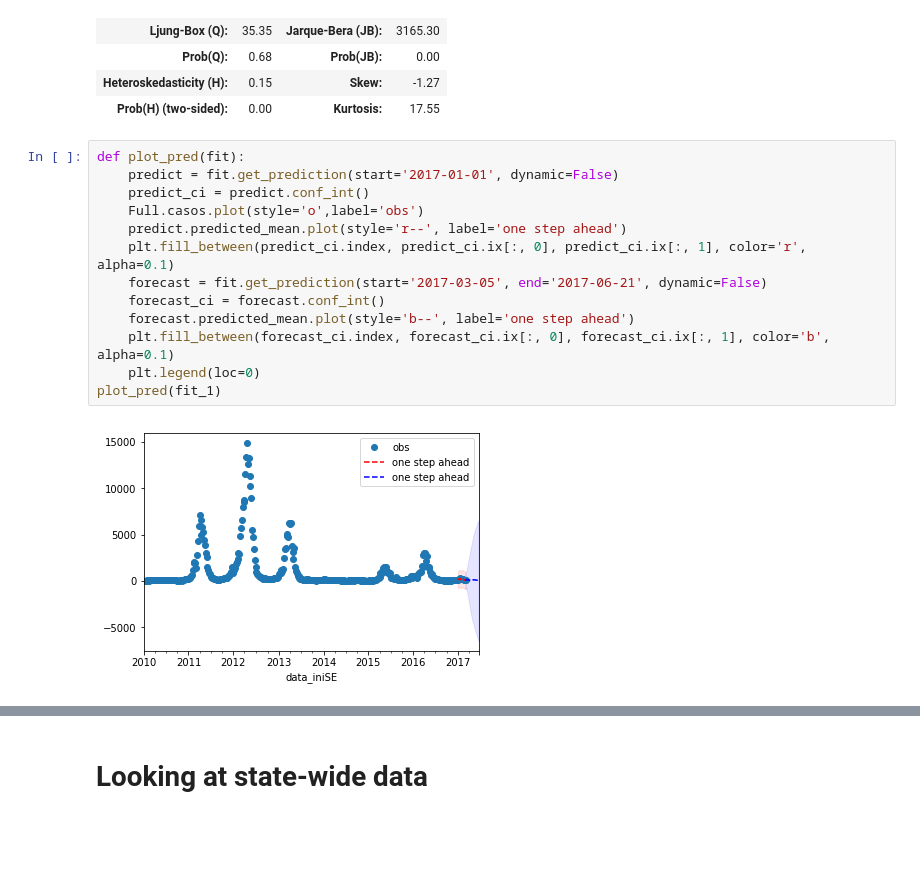
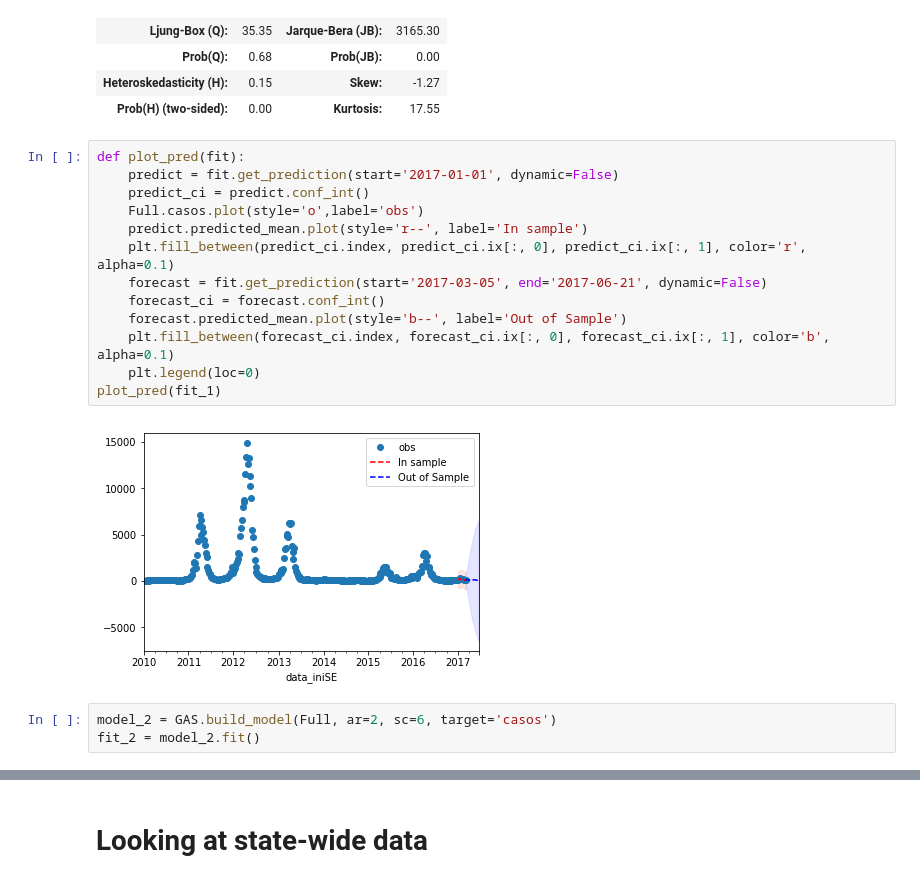
Before and after one commit to AlertaDengue/InfoDenguePredict, a Jupyter notebook: Notebooks/Data Exploration.ipynb, the cells around one changed output, grey strips where cells are left out. Cells and saved outputs as stored; diff of their text form; blank space fills up the shorter version.

Commit message:
Updated GAS model

```diff
--- a/Notebooks/Data Exploration.ipynb
+++ b/Notebooks/Data Exploration.ipynb
@@ -138,15 +138,18 @@ Statespace Model Results
 # %%
 def plot_pred(fit):
     predict = fit.get_prediction(start='2017-01-01', dynamic=False)
     predict_ci = predict.conf_int()
     Full.casos.plot(style='o',label='obs')
-    predict.predicted_mean.plot(style='r--', label='one step ahead')
+    predict.predicted_mean.plot(style='r--', label='In sample')
     plt.fill_between(predict_ci.index, predict_ci.ix[:, 0], predict_ci.ix[:, 1], color='r', alpha=0.1)
     forecast = fit.get_prediction(start='2017-03-05', end='2017-06-21', dynamic=False)
     forecast_ci = forecast.conf_int()
-    forecast.predicted_mean.plot(style='b--', label='one step ahead')
+    forecast.predicted_mean.plot(style='b--', label='Out of Sample')
     plt.fill_between(forecast_ci.index, forecast_ci.ix[:, 0], forecast_ci.ix[:, 1], color='b', alpha=0.1)
     plt.legend(loc=0)
 plot_pred(fit_1)
 # %% [output]
-[figure, old version]
+[figure, new version]
+# %%
+model_2 = GAS.build_model(Full, ar=2, sc=6, target='casos')
+fit_2 = model_2.fit()
```
Also changed, not shown: parts of 3 cells of this notebook, 3 other files.
